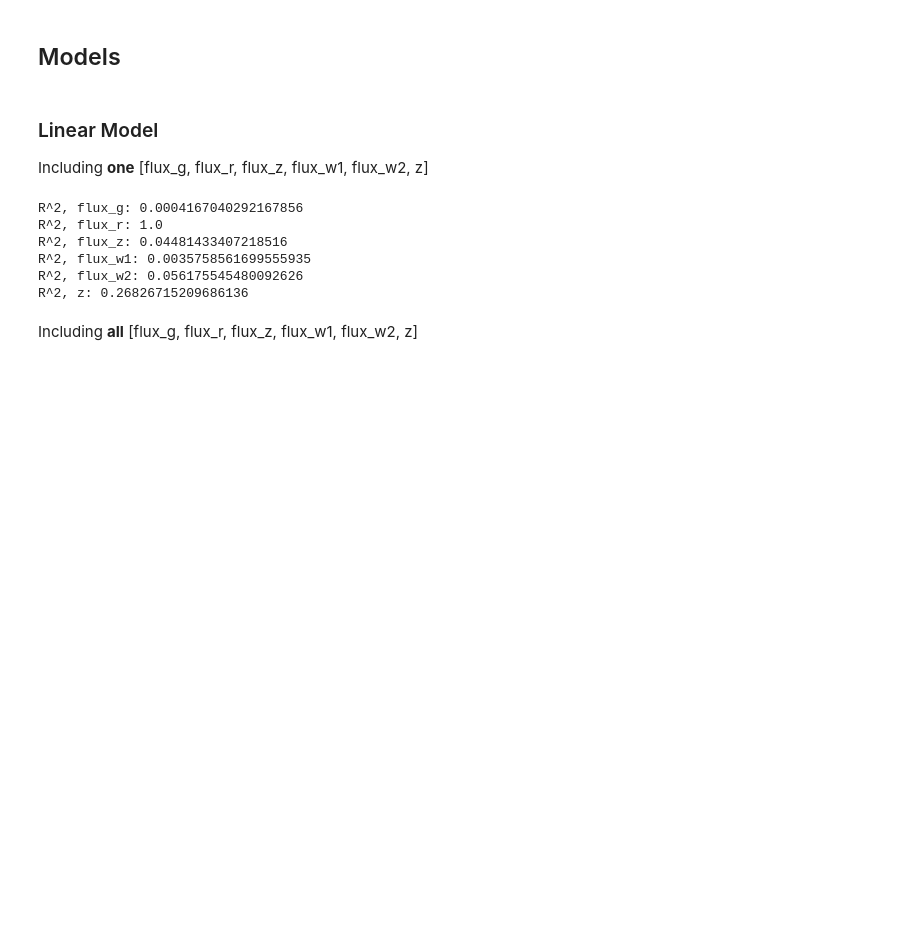
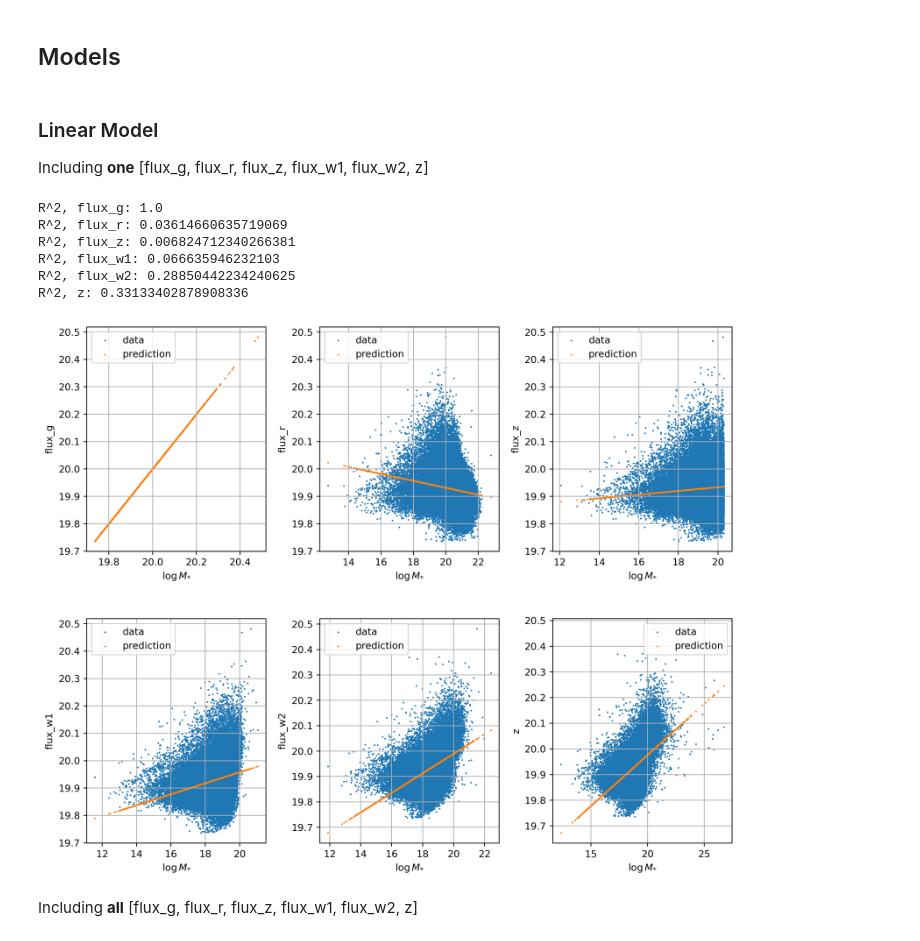
Before and after one commit to ValeriaTorresG/GalaxyMassGNN, a Jupyter notebook: models.ipynb, the cells around one changed output. Cells and saved outputs as stored; diff of their text form; code cells hidden in the pictures; blank space fills up the shorter version.

```diff
--- a/models.ipynb
+++ b/models.ipynb
@@ -148,24 +156,44 @@ for p in range(len(props)):
     X, y = [], []
     model = LinearRegression()
 
-    for r in rosettes:
+    for r in rosettes[:-3]:
         nodes, _, _ = graph_r(r)
-        X.extend(np.array([n[p] for n in nodes]).reshape(-1, 1))
-        y.extend([n[1] for n in nodes])
+        X.extend(np.array([n[p+1] for n in nodes]).reshape(-1, 1)) #input flux-z
+        y.extend([n[1] for n in nodes]) #mass
 
-    X_train, X_test, y_train, y_test = train_test_split(X, y, test_size = 0.8)
+    X_train, X_test, y_train, y_test = train_test_split(X, y, test_size = 0.8) #*training
     model.fit(X_train, y_train)
     print(f'R^2, {props[p]}: {model.score(X_test, y_test)}')
 
-    x_pred.append(X_test)
+    x_pred.append([t[0] for t in X_test])
     y_pred.append((y_test,model.predict(X_test)))
 # %% [output]
-R^2, flux_g: 0.0004167040292167856
-R^2, flux_r: 1.0
-R^2, flux_z: 0.04481433407218516
-R^2, flux_w1: 0.0035758561699555935
-R^2, flux_w2: 0.056175545480092626
-R^2, z: 0.26826715209686136
+R^2, flux_g: 1.0
+R^2, flux_r: 0.03614660635719069
+R^2, flux_z: 0.006824712340266381
+R^2, flux_w1: 0.066635946232103
+R^2, flux_w2: 0.28850442234240625
+R^2, z: 0.33133402878908336
+# %%
+nrows, ncols = 2, 3
+fig, axes = plt.subplots(nrows=nrows, ncols=ncols, figsize=(10, 8))
+plt.tight_layout()
+plt.subplots_adjust(wspace=0.3, hspace=0.3)
+
+x_pred, y_pred = np.array(x_pred), np.array(y_pred)
+for i in range(nrows):
+    for j in range(ncols):
+        axes[i, j].scatter(x_pred[i*ncols+j], y_pred[i*ncols+j][0], s=0.5, label='data') #data
+        axes[i, j].scatter(x_pred[i*ncols+j], y_pred[i*ncols+j][1], s=0.5, label='prediction') #predictions
+        axes[i, j].legend()
+        axes[i, j].set_title('')
+        axes[i, j].set_xlabel(r'$\log M_{*}$')
+        axes[i, j].set_ylabel(f'{props[i*ncols+j]}')
+        axes[i, j].grid()
+
+plt.show()
+# %% [output]
+[figure, added]
 # %% [markdown]
 Including **all** [flux_g, flux_r, flux_z, flux_w1, flux_w2, z]
 # %%
```
Also changed, not shown: parts of 8 cells of this notebook, 1 other file.
